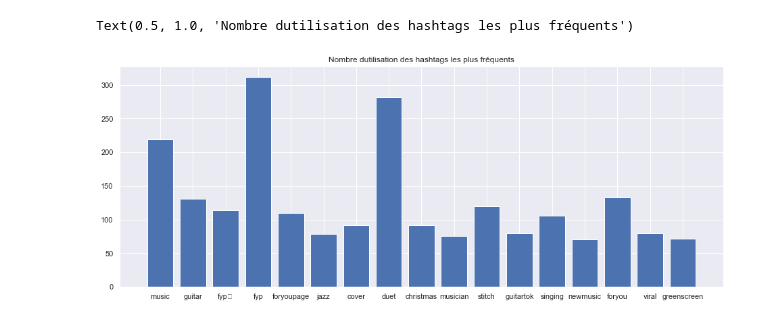
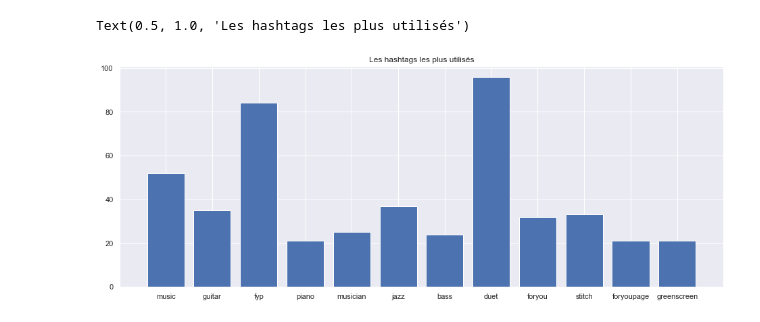
Before and after one commit to r-jaylet/TikTok_Scrap, a Jupyter notebook: data_analysis.ipynb, the cells around one changed output. Drawn from its saved outputs; the diff is of its cells as text; code cells hidden in the pictures.

Commit message:
finish vis graph

```diff
--- a/data_analysis.ipynb
+++ b/data_analysis.ipynb
@@ -8,6 +8,6 @@ import seaborn
 # %%
 seaborn.set()
 # %%
-data = pd.read_csv('benedictquinn_music_400.csv')
+data = pd.read_csv('benedictquinn_200_music.csv')
 data.head(3)
 # %% [output]
@@ -22,0 +73,15 @@ data.groupby(data.verified).count().user_name.plot.pie(title = 'Repartition veri
+# %%
+data['instruments'] = instruments
+data['styles'] = styles
+data['others'] = others
+data['collabs_df'] = collabs_df
+data['music_collabs_df'] = music_collabs_df
+data['follower_count'] = follower_count
+data['following_count'] = following_count
+data['likes_count'] = likes_count
+data['video_count'] = video_count
+data['last_active'] = last_active
+data['freq_post'] = freq_post
+data[['follower_count', 'following_count', 'likes_count', 'video_count','freq_post']] = data[['follower_count', 'following_count', 'likes_count', 'video_count','freq_post']].apply(pd.to_numeric)
+
+data = data.drop(['signature', 'verified', 'basic_stats', 'collabs', 'music_collabs', 'hashtags'], axis=1)
@@ -40,7 +114,7 @@ fig, ax = plt.subplots(figsize=(11,6))
 
 H = []
 for i in range(len(data)):
-    H.append(len(ast.literal_eval(data.collabs[i])))
+    H.append(len(data.collabs_df[i]))
 counter = Counter(H)
 res = Counter({k: c for k, c in counter.items()})
 plt.bar(res.keys(), res.values())
@@ -50,0 +125,10 @@ Text(0.5, 1.0, 'Nombre de collabs')
+# %%
+fig, ax = plt.subplots(figsize=(11,6))
+
+H = []
+for i in range(len(data)):
+    H.append(len(data.music_collabs_df[i]))
+counter = Counter(H)
+res = Counter({k: c for k, c in counter.items()})
+plt.bar(res.keys(), res.values())
+plt.title('Nombre de collabs')
@@ -51,16 +138,16 @@ Text(0.5, 1.0, 'Nombre de collabs')
 # %%
 fig, ax = plt.subplots(figsize=(16,6))
 
 H = []
 for i in range(len(data)):
-    H_line = ast.literal_eval(data.hashtags[i])
+    H_line = data.others[i]
     for w in H_line:
          H.append(w)
 
 counter = Counter(H)
-res = Counter({k: c for k, c in counter.items() if c > 70})
+res = Counter({k: c for k, c in counter.items() if c > 20})
 plt.bar(res.keys(), res.values())
-plt.title('Nombre dutilisation des hashtags les plus fréquents')
+plt.title('Les hashtags les plus utilisés')
 # %% [output]
-Text(0.5, 1.0, 'Nombre dutilisation des hashtags les plus fréquents')
+Text(0.5, 1.0, 'Les hashtags les plus utilisés')
-[figure, old version]
+[figure, new version]
```
Also changed, not shown: parts of 21 cells of this notebook, 7 other files.
